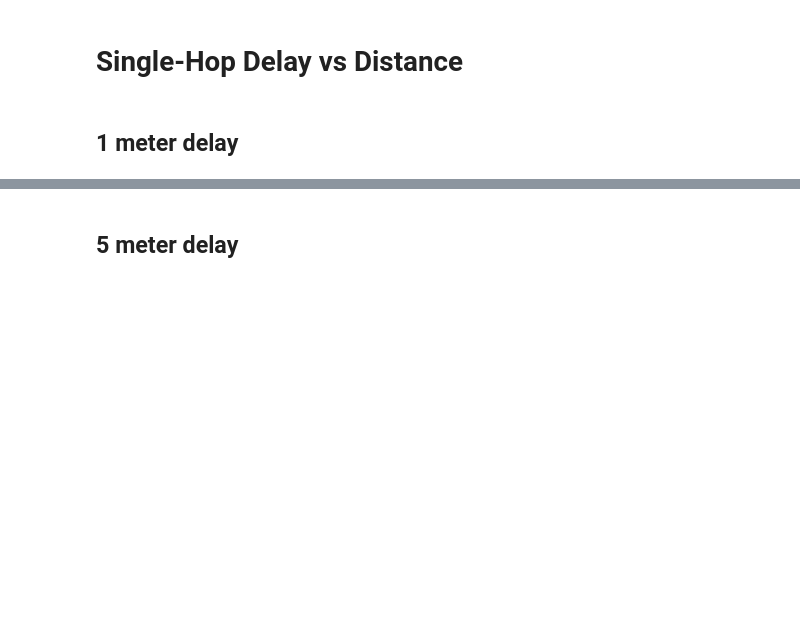
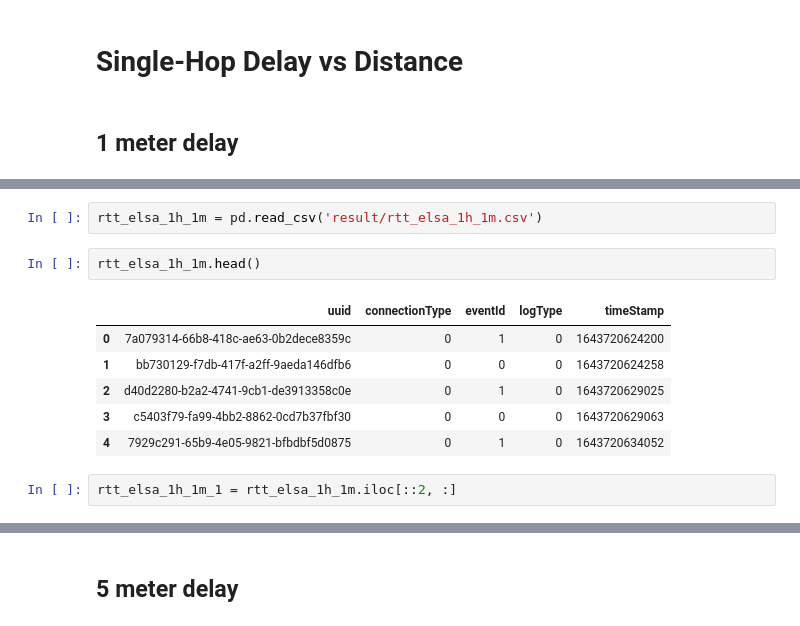
Before and after one commit to kavindaperera/meshify-stats, a Jupyter notebook: rt-delay-boxplot.ipynb, the cells around one changed output, grey strips where cells are left out. Cells and saved outputs as stored; diff of their text form; blank space fills up the shorter version.

```diff
--- a/delay-boxplot.ipynb
+++ b/rt-delay-boxplot.ipynb
@@ -58,0 +52,13 @@ df_1h_1m.shape
+# %%
+rtt_elsa_1h_1m = pd.read_csv('result/rtt_elsa_1h_1m.csv')
+# %%
+rtt_elsa_1h_1m.head()
+# %% [output]
+|  | uuid | connectionType | eventId | logType | timeStamp |
+| 0 | 7a079314-66b8-418c-ae63-0b2dece8359c | 0 | 1 | 0 | 1643720624200 |
+| 1 | bb730129-f7db-417f-a2ff-9aeda146dfb6 | 0 | 0 | 0 | 1643720624258 |
+| 2 | d40d2280-b2a2-4741-9cb1-de3913358c0e | 0 | 1 | 0 | 1643720629025 |
+| 3 | c5403f79-fa99-4bb2-8862-0cd7b37fbf30 | 0 | 0 | 0 | 1643720629063 |
+| 4 | 7929c291-65b9-4e05-9821-bfbdbf5d0875 | 0 | 1 | 0 | 1643720634052 |
+# %%
+rtt_elsa_1h_1m_1 = rtt_elsa_1h_1m.iloc[::2, :]
```
Also changed, not shown: parts of 61 cells of this notebook, 3 other files.
